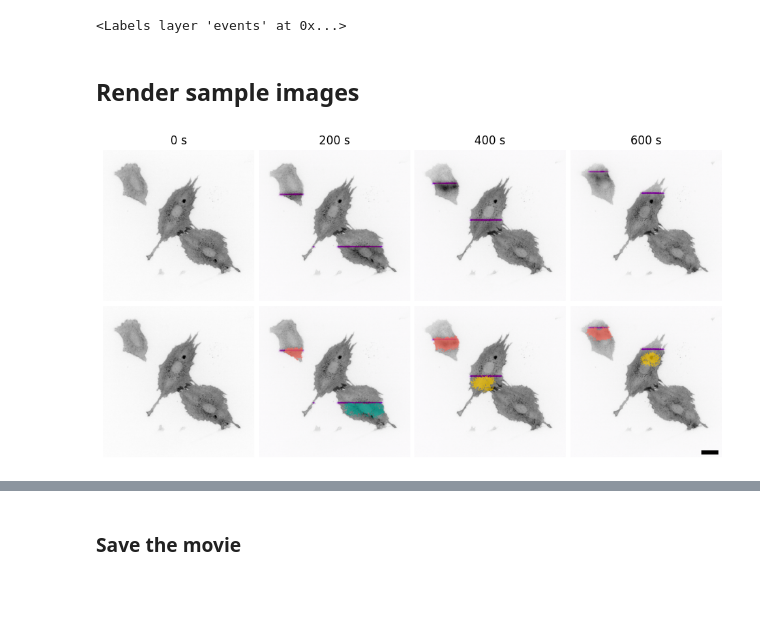
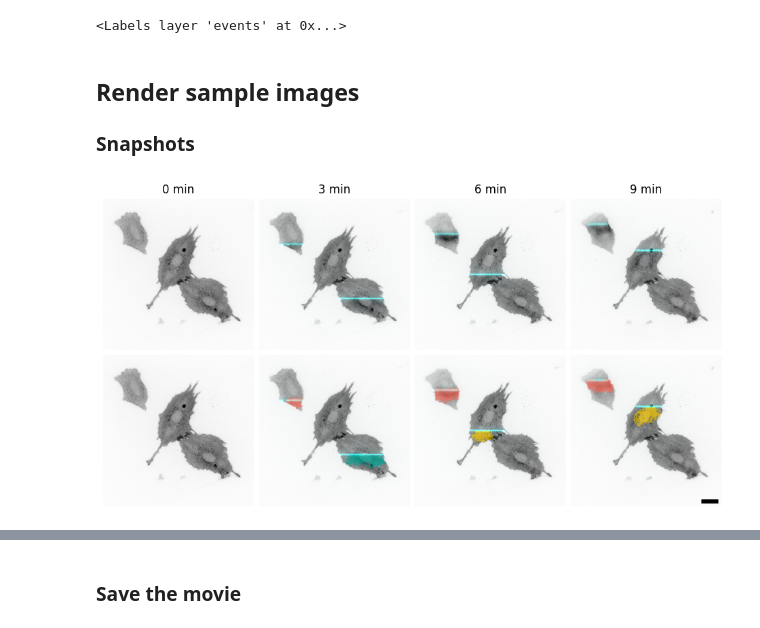
Before and after one commit to pertzlab/ARCOSpx-publication, a Jupyter notebook: scripts/2_synthetic_rhoa_wave/arcospx_synthetic_wave.ipynb, the cells around one changed output, grey strips where cells are left out. Saved outputs shown, nothing was run; the diff lists cells and outputs as text; code cells hidden in the pictures; blank space fills up the shorter version.

```diff
--- a/scripts/2_synthetic_rhoa_wave/arcospx_synthetic_wave.ipynb
+++ b/scripts/2_synthetic_rhoa_wave/arcospx_synthetic_wave.ipynb
@@ -81,10 +81,10 @@ SIMPLE_COLOR_MAPPING = {
 PIXEL_SIZE = 0.21666  # microns
 # %%
 # change the paths to the data and output directories
-DATA_DIR = "data"
-INPUT_DIR = os.path.join(DATA_DIR, "2_synthetic_rhoa_wave/raw")
+DATA_DIR = "../../data"
+INPUT_DIR = os.path.join(DATA_DIR, "2_synthetic_rhoa_wave/input-data/raw")
 PLOTS_DIR = os.path.join(DATA_DIR, "2_synthetic_rhoa_wave/output-plots")
-OUTPUT_DIR = os.path.join(DATA_DIR, "2_synthetic_rhoa_wave/output")
+OUTPUT_DIR = os.path.join(DATA_DIR, "2_synthetic_rhoa_wave/output-data")
 os.makedirs(PLOTS_DIR, exist_ok=True)
 os.makedirs(OUTPUT_DIR, exist_ok=True)
 # %% [markdown]
@@ -95,6 +95,19 @@ stim = io.imread(os.path.join(INPUT_DIR,'stimulation.tif'))
 # %%
 # Show time-lapse in napari image viewer
 viewer = napari.Viewer()
-viewer.add_image(rGBD, name='rGBD', colormap='gray_r', blending='additive', contrast_limits=[rGBD.min()*1, rGBD.max()*0.5])
-viewer.add_image(stim, name='stim', colormap='I Purple', blending='minimum', contrast_limits=[stim.min()*1, stim.max()*0.25])
+viewer.add_image(rGBD,
+                 name='rGBD',
+                 colormap='gray_r',
+                 blending='additive',
+                 contrast_limits=[rGBD.min()*1, rGBD.max()*0.5])
+# viewer.add_image(stim,
+#                  name='stim',
+#                  colormap='I Purple',
+#                  blending='minimum',
+#                  contrast_limits=[stim.min()*1, stim.max()*0.25])
+viewer.add_image(stim,
+                 name='stim',
+                 colormap='cyan',
+                 blending='additive',
+                 contrast_limits=[64, 22000])
 # %% [output]
@@ -122,7 +134,10 @@ plot_sel_frames(rGBD_bckg_rem, 4, "rGBD: removed background", (10,3))
 # %%
 binary_img = rGBD_bckg_rem > 20
 # %%
-events = track_events_image(binary_img, eps=8, min_clustersize=150,)
+events = track_events_image(
+    binary_img,
+    eps=8,
+    min_clustersize=150,)
 # %%
 # use skimage rescale to get the events in the original image size
 events_upscaled = transform.rescale(events.astype(int),
@@ -136,8 +151,11 @@ viewer.add_labels(events_upscaled, name='events', colormap=SIMPLE_COLOR_MAPPING)
 <Labels layer 'events' at 0x...>
 # %% [markdown]
 ## Render sample images
+
+### Snapshots
 # %%
-arr_sel_frames = np.linspace(0, 60, 4, dtype=int)
+# Display in napari, mix images and get the final image to save
+arr_sel_frames = np.linspace(0, 54, 4, dtype=int)
 
 rgb_events = []
 rgb_rGBD_stim = []
@@ -154,23 +172,29 @@ for img in arr_sel_frames:
     viewer.dims.set_current_step(0, img)
     rgb_rGBD_stim.append(render_as_rgb(viewer, upsample_factor=1))
 # %%
+# Plot and save here
 plt.rcParams['svg.fonttype'] = 'none'
 
 fig, ax = plt.subplots(2,4, figsize=(10,5))
 
 for idx, val in enumerate(arr_sel_frames):
     ax[0, idx].imshow(rgb_rGBD_stim[idx])
     ax[0, idx].axis('off')
-    ax[0, idx].set_title(f'{val*10} s')
+    ax[0, idx].set_title(f'{val*1/6:.0f} min')
 
 for idx, val in enumerate(arr_sel_frames):
     ax[1, idx].imshow(rgb_events[idx])
     ax[1, idx].axis('off')
     if val == arr_sel_frames[-1]:
-        scalebar = ScaleBar(PIXEL_SIZE, "um", length_fraction=0.2, location='lower right', box_alpha=0, scale_loc="none", width_fraction=0.025)
+        scalebar = ScaleBar(PIXEL_SIZE, "um",
+                            length_fraction=0.2,
+                            location='lower right',
+                            box_alpha=0,
+                            scale_loc="none",
+                            width_fraction=0.025)
         ax[1, idx].add_artist(scalebar)
 
 plt.tight_layout(h_pad=1, w_pad=-4)
 plt.savefig(os.path.join(PLOTS_DIR,'montage-sel-frames.svg'), dpi=600)
 # %% [output]
-[figure, old version]
+[figure, new version]
```
Also changed, not shown: parts of 10 cells of this notebook, 26 other files.
